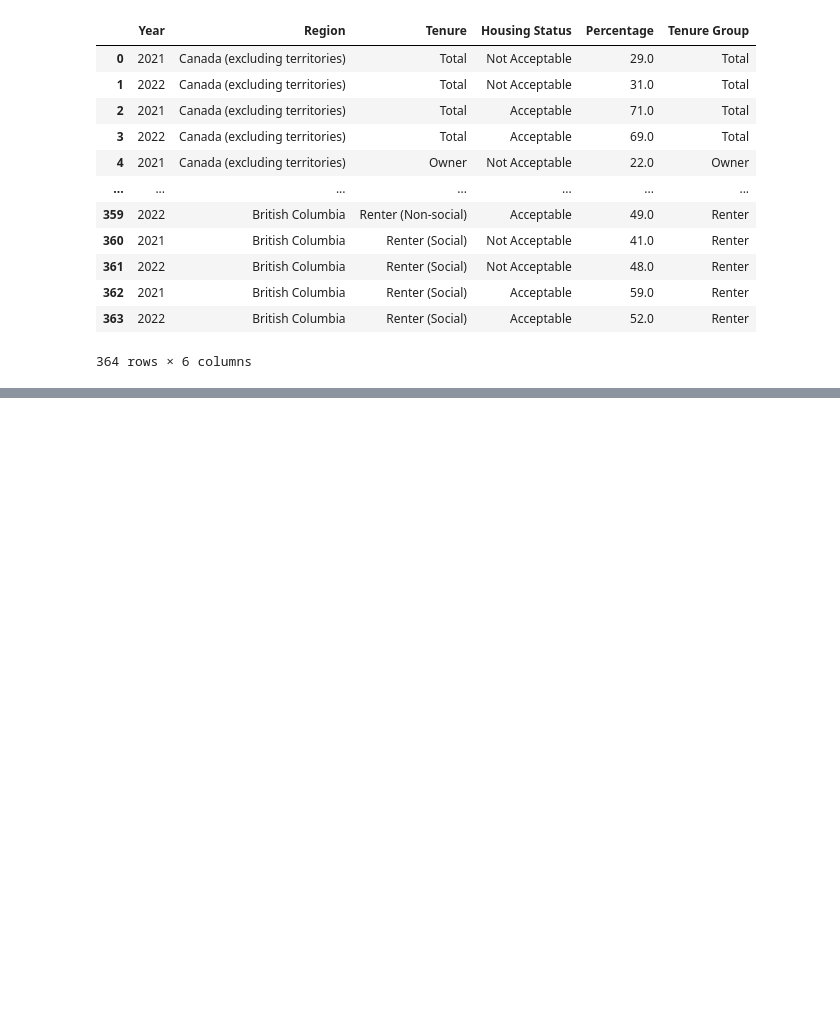
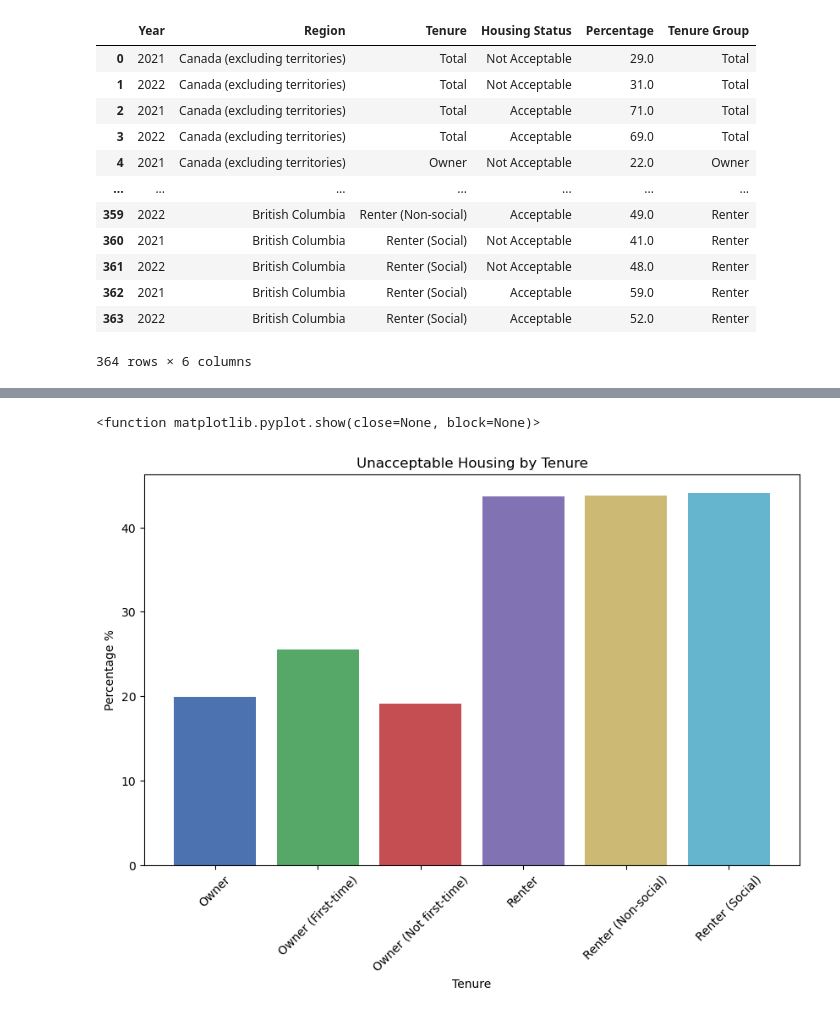
Before and after one commit to samnsinclair-oss/canadian-housing-analysis, a Jupyter notebook: notebooks/analysis.ipynb, the cells around one changed output, grey strips where cells are left out. Saved outputs shown, nothing was run; the diff lists cells and outputs as text; code cells hidden in the pictures; blank space fills up the shorter version.

Commit message:
Add first visualization - bar plot - unacceptable housing vs tenure

```diff
--- a/notebooks/analysis.ipynb
+++ b/notebooks/analysis.ipynb
@@ -264,0 +271,25 @@ With these changes, the dataset is now more organized and ready to be used for f
+# %%
+# we only want one group so we filter to "not acceptable"
+unacceptable = df_cleaned[df_cleaned["Housing Status"] == "Not Acceptable"]
+
+# remove total
+tenure_unacceptable = unacceptable = unacceptable.groupby("Tenure")["Percentage"].mean()
+tenure_unacceptable = tenure_unacceptable.drop("Total")
+
+# create plot
+fig, ax = plt.subplots(figsize=(10, 6))
+
+# nice different colours
+colours = ["#4c72b0", "#55a868", "#c44e52", "#8172b3", "#ccb974", "#64b5cd"]
+ax.bar(tenure_unacceptable.index, tenure_unacceptable.values, color = colours)
+
+# labels
+ax.set_title("Unacceptable Housing by Tenure")
+ax.set_xlabel("Tenure")
+ax.set_ylabel("Percentage %")
+ax.tick_params(axis = 'x', rotation = 45)
+
+plt.show
+# %% [output]
+<function matplotlib.pyplot.show(close=None, block=None)>
+[figure, added]
```
Also changed, not shown: parts of 5 cells of this notebook.
